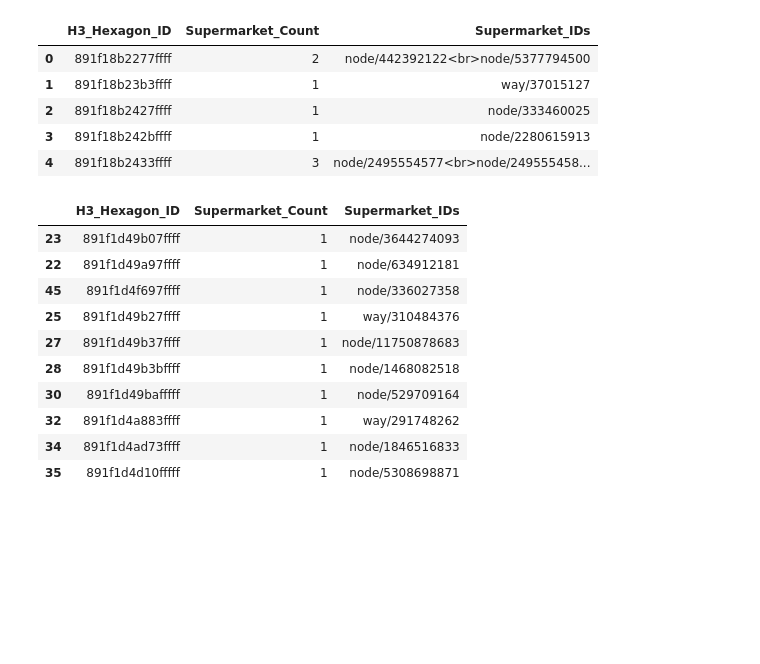
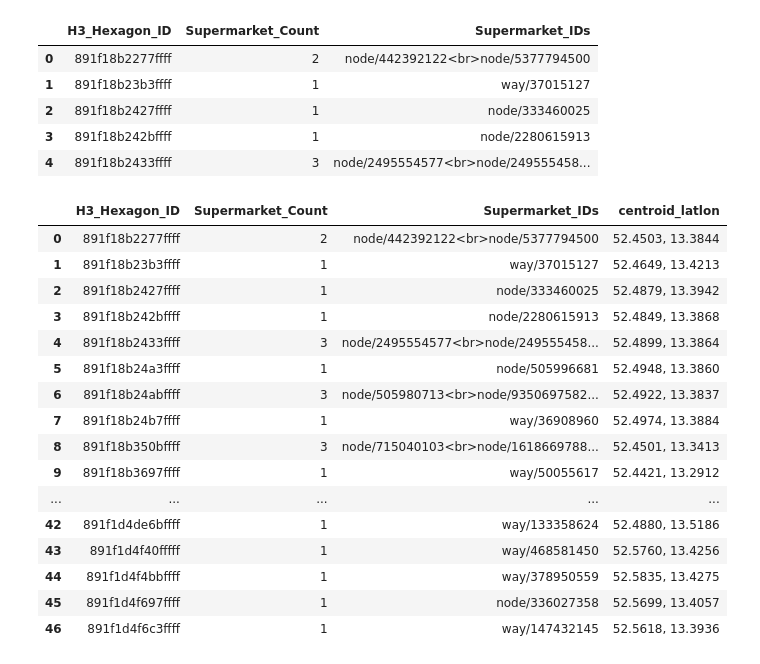
Before and after one commit to krisiflink/turf_geo_analysis, a Jupyter notebook: geo_analysis.ipynb, the cells around one changed output. Saved outputs shown, nothing was run; the diff lists cells and outputs as text; code cells hidden in the pictures; blank space fills up the shorter version.

```diff
--- a/geo_analysis.ipynb
+++ b/geo_analysis.ipynb
@@ -285,15 +297,20 @@ bottom_supermarket_density_areas = grouped_supermarkets_df.sort_values(by='Super
-# %%
-# top_supermarket_density_areas,
-bottom_supermarket_density_areas
-# %% [output]
-|  | H3_Hexagon_ID | Supermarket_Count | Supermarket_IDs |
-| 23 | 891f1d49b07ffff | 1 | node/3644274093 |
-| 22 | 891f1d49a97ffff | 1 | node/634912181 |
-| 45 | 891f1d4f697ffff | 1 | node/336027358 |
-| 25 | 891f1d49b27ffff | 1 | way/310484376 |
-| 27 | 891f1d49b37ffff | 1 | node/11750878683 |
-| 28 | 891f1d49b3bffff | 1 | node/1468082518 |
-| 30 | 891f1d49bafffff | 1 | node/529709164 |
-| 32 | 891f1d4a883ffff | 1 | way/291748262 |
-| 34 | 891f1d4ad73ffff | 1 | node/1846516833 |
-| 35 | 891f1d4d10fffff | 1 | node/5308698871 |
+# %%
+grouped_supermarkets_df
+# %% [output]
+|  | H3_Hexagon_ID | Supermarket_Count | Supermarket_IDs | centroid_latlon |
+| 0 | 891f18b2277ffff | 2 | node/442392122<br>node/5377794500 | 52.4503, 13.3844 |
+| 1 | 891f18b23b3ffff | 1 | way/37015127 | 52.4649, 13.4213 |
+| 2 | 891f18b2427ffff | 1 | node/333460025 | 52.4879, 13.3942 |
+| 3 | 891f18b242bffff | 1 | node/2280615913 | 52.4849, 13.3868 |
+| 4 | 891f18b2433ffff | 3 | node/2495554577<br>node/249555458... | 52.4899, 13.3864 |
+| 5 | 891f18b24a3ffff | 1 | node/505996681 | 52.4948, 13.3860 |
+| 6 | 891f18b24abffff | 3 | node/505980713<br>node/9350697582... | 52.4922, 13.3837 |
+| 7 | 891f18b24b7ffff | 1 | way/36908960 | 52.4974, 13.3884 |
+| 8 | 891f18b350bffff | 3 | node/715040103<br>node/1618669788... | 52.4501, 13.3413 |
+| 9 | 891f18b3697ffff | 1 | way/50055617 | 52.4421, 13.2912 |
+| ... | ... | ... | ... | ... |
+| 42 | 891f1d4de6bffff | 1 | way/133358624 | 52.4880, 13.5186 |
+| 43 | 891f1d4f40fffff | 1 | way/468581450 | 52.5760, 13.4256 |
+| 44 | 891f1d4f4bbffff | 1 | way/378950559 | 52.5835, 13.4275 |
+| 45 | 891f1d4f697ffff | 1 | node/336027358 | 52.5699, 13.4057 |
+| 46 | 891f1d4f6c3ffff | 1 | way/147432145 | 52.5618, 13.3936 |
```
Also changed, not shown: parts of 7 cells of this notebook.
